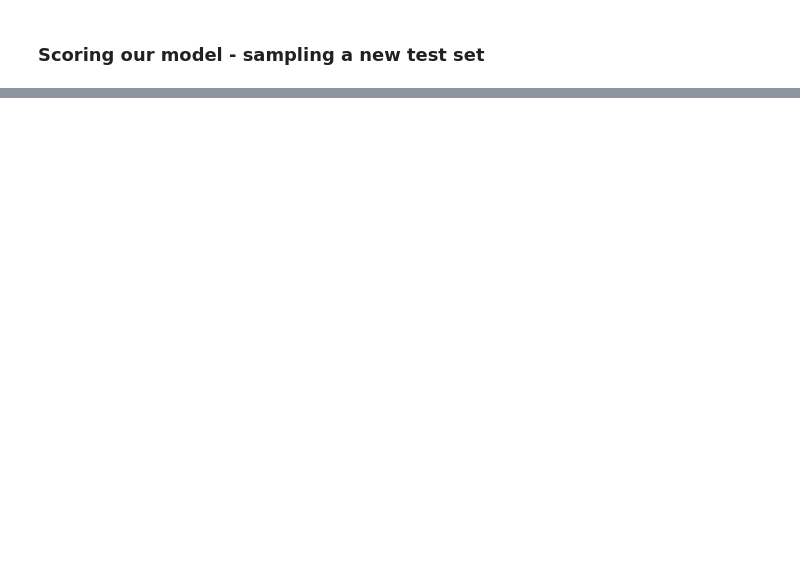
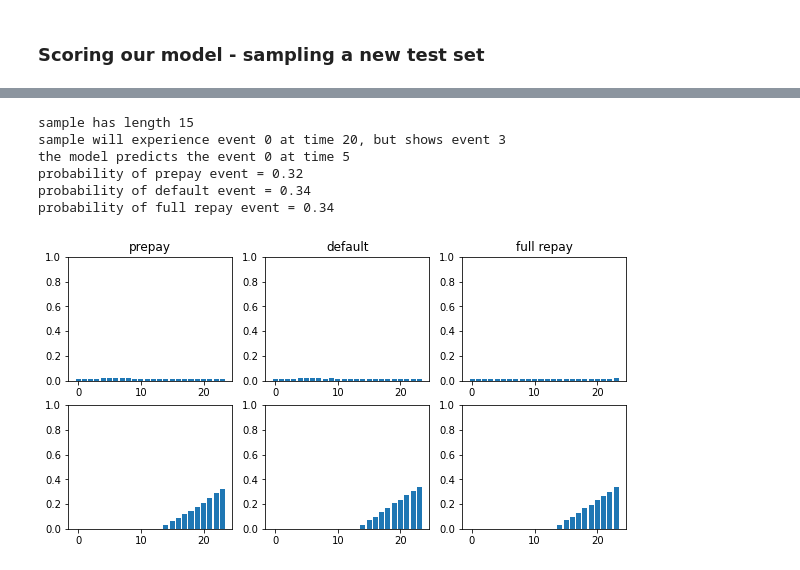
Before and after one commit to madkerpe/poc_ddht_pytorch, a Jupyter notebook: main_poc.ipynb, the cells around one changed output, grey strips where cells are left out. Saved outputs shown, nothing was run; the diff lists cells and outputs as text; code cells hidden in the pictures; blank space fills up the shorter version.

```diff
--- a/main_poc.ipynb
+++ b/main_poc.ipynb
@@ -223,33 +253,43 @@ plot_fht_and_cif(test_first_hitting_time[0], test_batch_data_length[0], MAX_LENG
 # %%
+#Masking some covariates
+
 test_batch_data, test_batch_data_length, test_batch_event, test_batch_tte, test_meta = next(iter(test_data_loader))
 test_batch_data_length = test_batch_data_length.unsqueeze(0).to(DEVICE)
 test_batch_event = test_batch_event.unsqueeze(0).to(DEVICE)
 
 masked_data = copy.deepcopy(test_batch_data.unsqueeze(0))
 
-#masked_data[:,:,0] = 0
-#masked_data[:,:,1] = 0
-#masked_data[:,:,2] = 0
-#masked_data[:,:,3] = 0
-#masked_data[:,:,4] = 0
+masked_data[:,:,0] = 0 #Comment this to keep the covariate
+masked_data[:,:,1] = 0 #Comment this to keep the covariate
+masked_data[:,:,2] = 0 #Comment this to keep the covariate
+masked_data[:,:,3] = 0 #Comment this to keep the covariate
+masked_data[:,:,4] = 0 #Comment this to keep the covariate
 
 masked_data = masked_data.to(DEVICE)
 
-test_output, test_first_hitting_time = DDHT(masked_data, test_batch_data_length)
+test_output, test_first_hitting_time, _ = DDHT(masked_data, test_batch_data_length)
 print("sample has length %d" % test_batch_data_length[0])
 print("sample will experience event %d at time %d, but shows event %d" % (test_meta['ground_truth_event'], test_meta['age'], test_batch_event[0]))
 
 
 test_first_hitting_time_argmax = test_first_hitting_time.argmax().item()
 model_event_prediction = test_first_hitting_time_argmax // MAX_LENGTH
 model_tte_prediction = test_first_hitting_time_argmax % MAX_LENGTH
 print("the model predicts the event %d at time %d" % (model_event_prediction, model_tte_prediction + 1))
 
 print("probability of prepay event = %.2f" % CIF_K_tau(test_first_hitting_time[0], 0, 24, test_batch_data_length[0], MAX_LENGTH).item())
 print("probability of default event = %.2f" % CIF_K_tau(test_first_hitting_time[0], 1, 24, test_batch_data_length[0], MAX_LENGTH).item())
 print("probability of full repay event = %.2f" % CIF_K_tau(test_first_hitting_time[0], 2, 24, test_batch_data_length[0], MAX_LENGTH).item())
 
 plot_fht_and_cif(test_first_hitting_time[0], test_batch_data_length[0], MAX_LENGTH)
+# %% [output]
+sample has length 15
+sample will experience event 0 at time 20, but shows event 3
+the model predicts the event 0 at time 5
+probability of prepay event = 0.32
+probability of default event = 0.34
+probability of full repay event = 0.34
+[figure, added]
 # %%
 #Probability that this loan will prepay, default or repay in the comming "delta" months?
 
```
Also changed, not shown: parts of 11 cells of this notebook, 2 other files.
